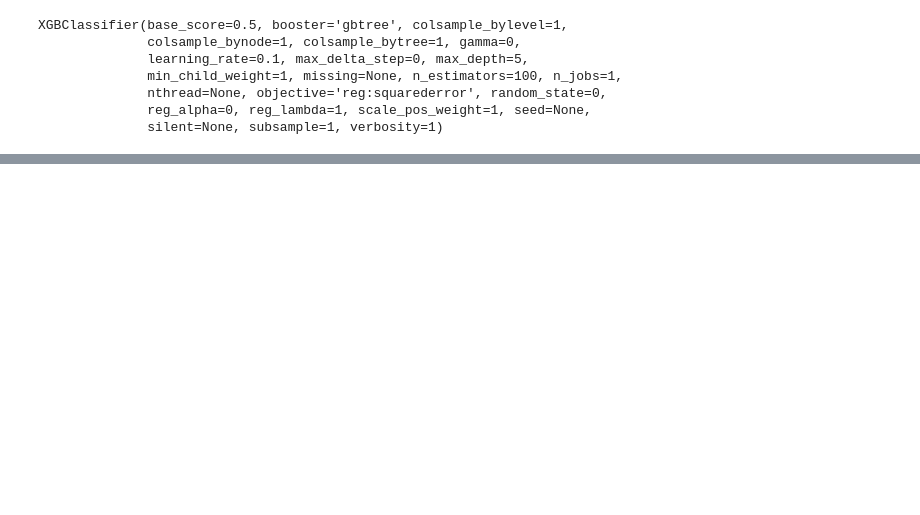
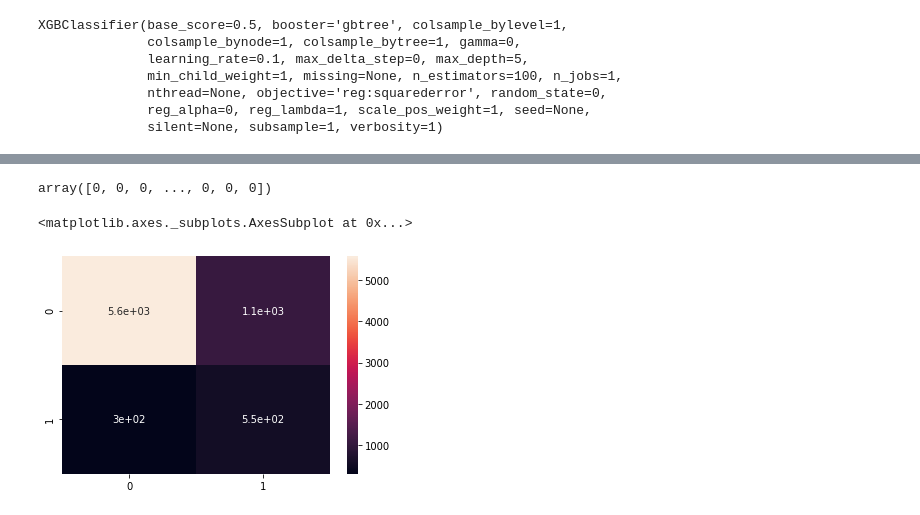
Before and after one commit to astha77-bot/AWS-XG-Boost-in-Finance, a Jupyter notebook: AWS_XG_Boost_in_Finance.ipynb, the cells around one changed output, grey strips where cells are left out. Saved outputs shown, nothing was run; the diff lists cells and outputs as text; code cells hidden in the pictures; blank space fills up the shorter version.

```diff
--- a/AWS_XG_Boost_in_Finance.ipynb
+++ b/AWS_XG_Boost_in_Finance.ipynb
@@ -265,0 +256,14 @@ weighted avg       0.81      0.82      0.80      7500
+# %%
+param_grid = {
+        'gamma': [0.5, 1, 5],   # regularization parameter
+        'subsample': [0.6, 0.8, 1.0], # % of rows taken to build each tree
+        'colsample_bytree': [0.6, 0.8, 1.0], # number of columns used by each tree
+        'max_depth': [3, 4, 5] # depth of each tree
+        }
+# %%
+from xgboost import XGBClassifier
+
+xgb_model = XGBClassifier(learning_rate=0.01, n_estimators=100, objective='binary:logistic')
+from sklearn.model_selection import GridSearchCV
+grid = GridSearchCV(xgb_model, param_grid, refit = True, verbose = 4)
+grid.fit(X_train, y_train)
@@ -265,0 +318,13 @@ weighted avg       0.81      0.82      0.80      7500
+# %%
+y_predict_optim = grid.predict(X_test)
+# %%
+y_predict_optim
+# %% [output]
+array([0, 0, 0, ..., 0, 0, 0])
+# %%
+# Testing Set Performance
+cm = confusion_matrix(y_predict_optim, y_test)
+sns.heatmap(cm, annot=True)
+# %% [output]
+<matplotlib.axes._subplots.AxesSubplot at 0x...>
+[figure, added]
```
Also changed, not shown: parts of 18 cells of this notebook.
